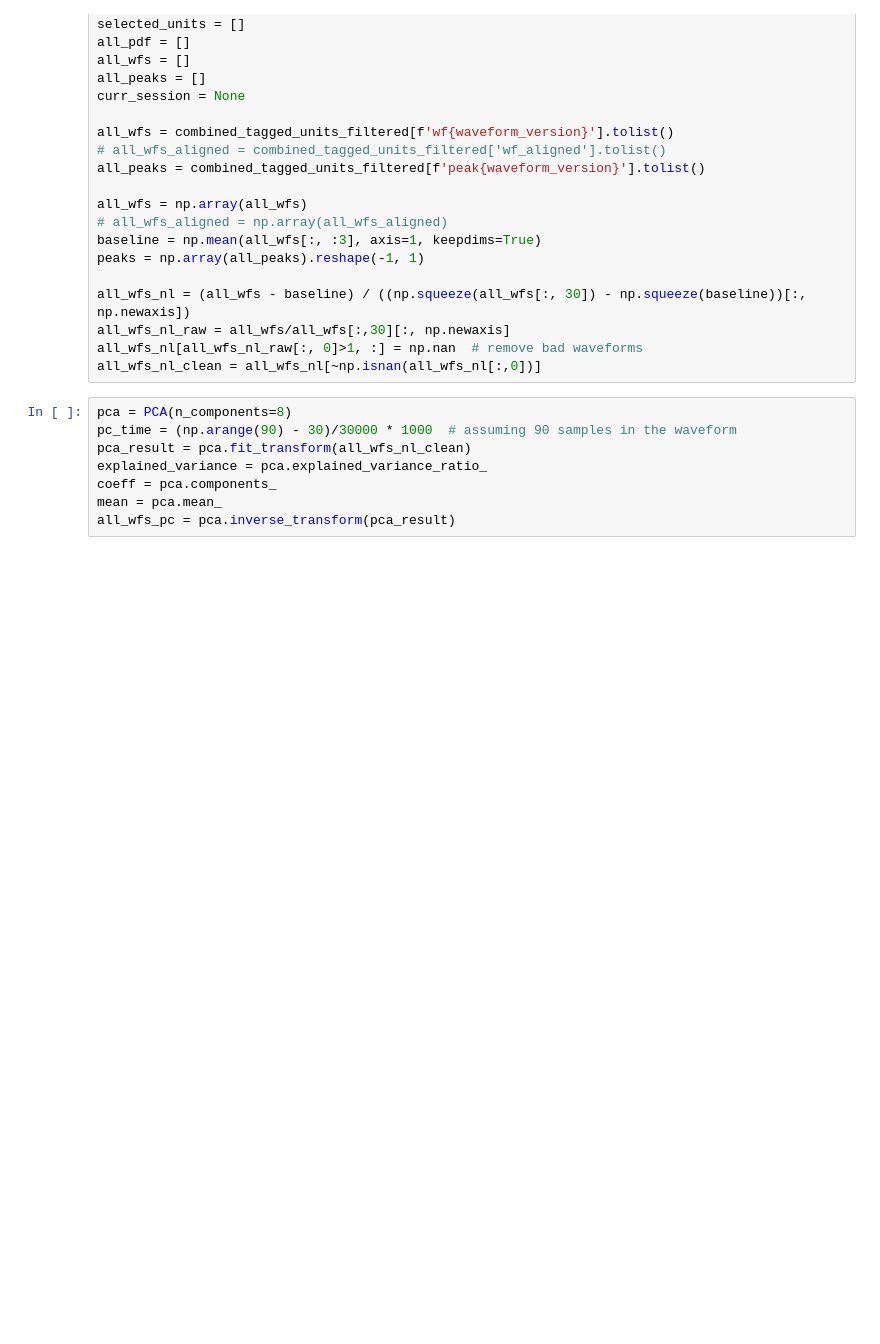
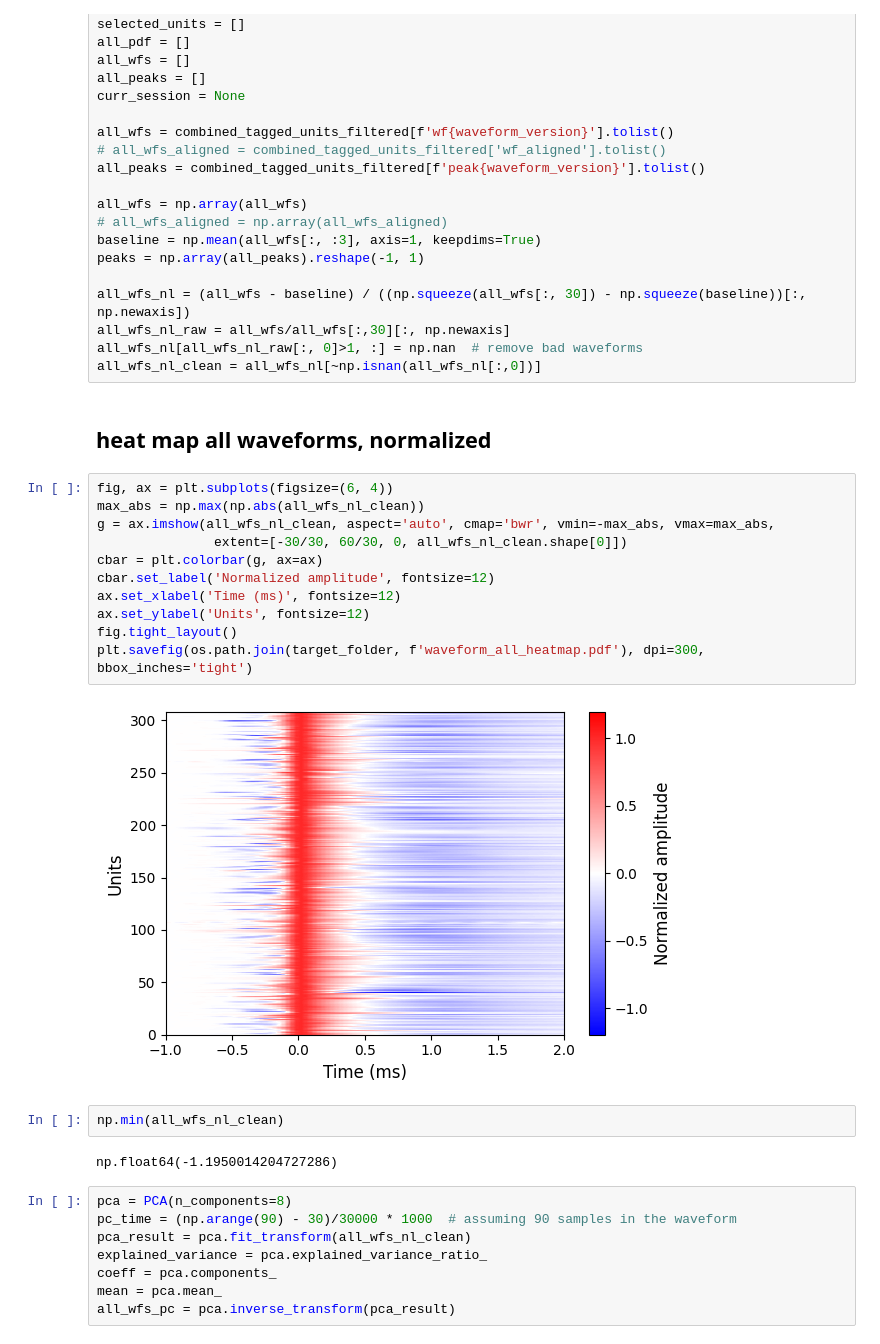
Before and after one commit to AllenNeuralDynamics/aind-beh-ephys-analysis, a Jupyter notebook: code/beh_ephys_analysis/session_combine/manscript_figures/F_waveform_space.ipynb, the cells around one changed output. Drawn from its saved outputs; the diff is of its cells as text; blank space fills up the shorter version.

```diff
--- a/code/beh_ephys_analysis/session_combine/manscript_figures/F_waveform_space.ipynb
+++ b/code/beh_ephys_analysis/session_combine/manscript_figures/F_waveform_space.ipynb
@@ -334,6 +334,25 @@ all_wfs_nl = (all_wfs - baseline) / ((np.squeeze(all_wfs[:, 30]) - np.squeeze(ba
 all_wfs_nl_raw = all_wfs/all_wfs[:,30][:, np.newaxis]
 all_wfs_nl[all_wfs_nl_raw[:, 0]>1, :] = np.nan  # remove bad waveforms
 all_wfs_nl_clean = all_wfs_nl[~np.isnan(all_wfs_nl[:,0])]
+# %% [markdown]
+## heat map all waveforms, normalized
+# %%
+fig, ax = plt.subplots(figsize=(6, 4))
+max_abs = np.max(np.abs(all_wfs_nl_clean))
+g = ax.imshow(all_wfs_nl_clean, aspect='auto', cmap='bwr', vmin=-max_abs, vmax=max_abs,
+               extent=[-30/30, 60/30, 0, all_wfs_nl_clean.shape[0]])
+cbar = plt.colorbar(g, ax=ax)
+cbar.set_label('Normalized amplitude', fontsize=12)
+ax.set_xlabel('Time (ms)', fontsize=12)
+ax.set_ylabel('Units', fontsize=12)
+fig.tight_layout()
+plt.savefig(os.path.join(target_folder, f'waveform_all_heatmap.pdf'), dpi=300, bbox_inches='tight')
+# %% [output]
+[figure, added]
+# %%
+np.min(all_wfs_nl_clean)
+# %% [output]
+np.float64(-1.1950014204727286)
 # %%
 pca = PCA(n_components=8)
 pc_time = (np.arange(90) - 30)/30000 * 1000  # assuming 90 samples in the waveform
```
Also changed, not shown: parts of 8 cells of this notebook, 7 other files.
